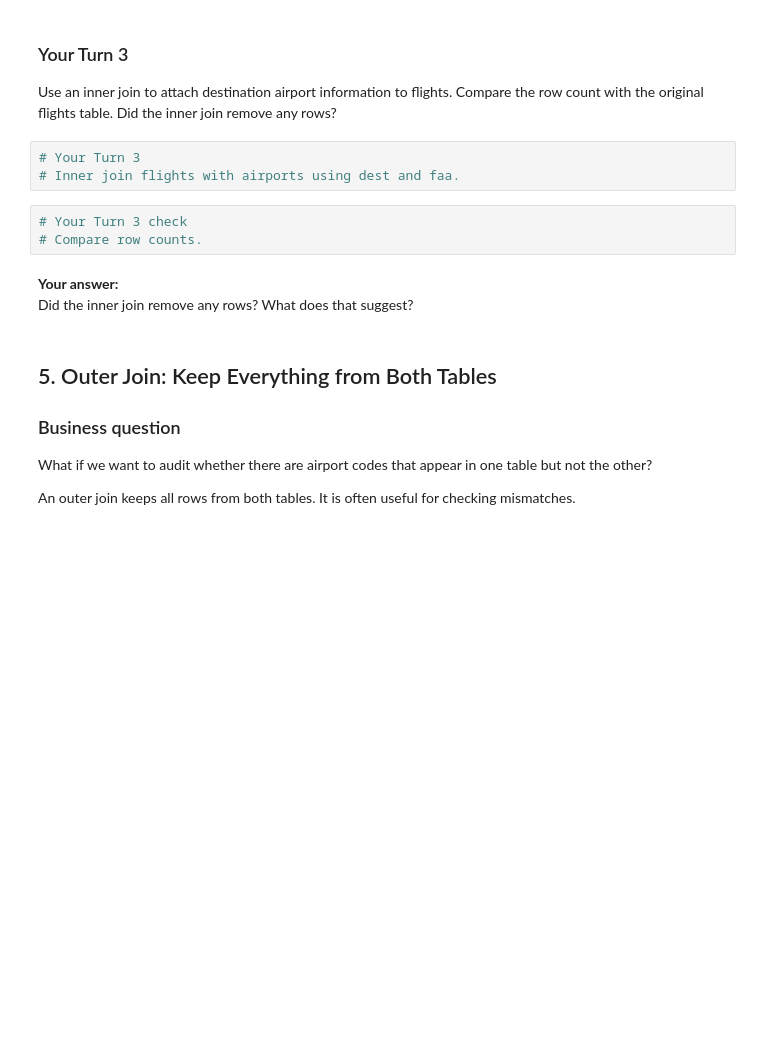
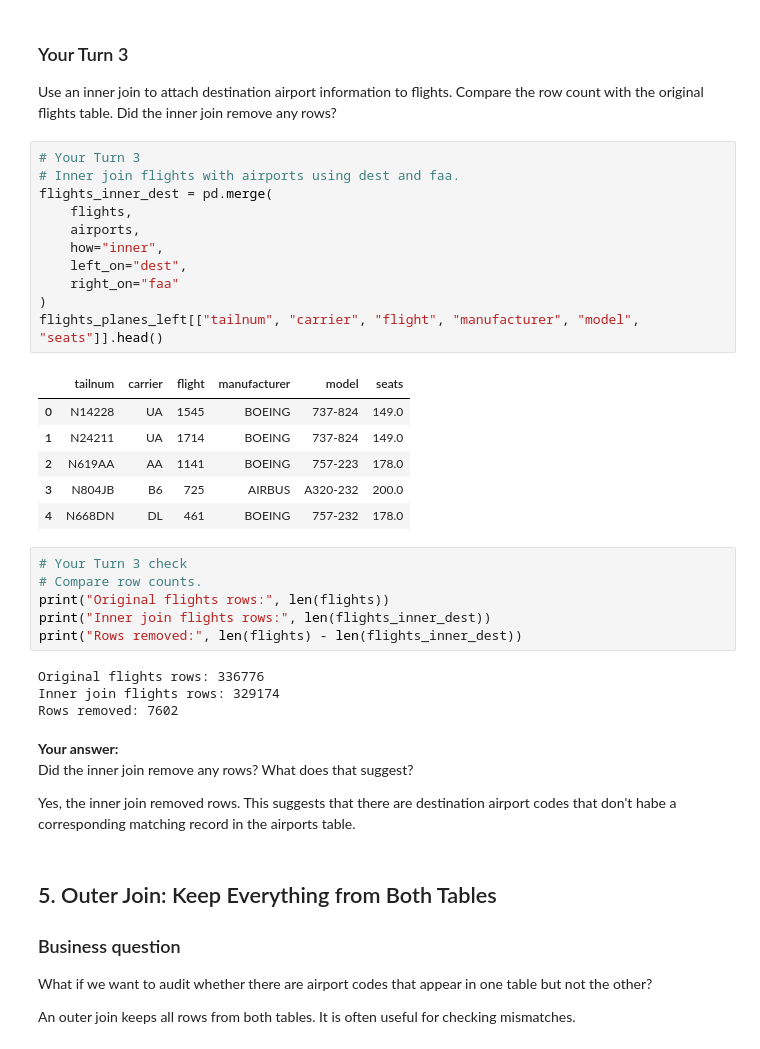
Before and after one commit to destinyu2003-lab/ban6003-week7-8-destiny-ubaha, a Jupyter notebook: notebooks/module8_pandas_integration_guided_lab.ipynb, the cells around one changed output. Drawn from its saved outputs; the diff is of its cells as text; blank space fills up the shorter version.

```diff
--- a/notebooks/module8_pandas_integration_guided_lab.ipynb
+++ b/notebooks/module8_pandas_integration_guided_lab.ipynb
@@ -226,12 +325,36 @@ Use an inner join to attach destination airport information to flights. Compare
 # %%
 # Your Turn 3
 # Inner join flights with airports using dest and faa.
+flights_inner_dest = pd.merge(
+    flights,
+    airports,
+    how="inner",
+    left_on="dest",
+    right_on="faa"
+)
+flights_planes_left[["tailnum", "carrier", "flight", "manufacturer", "model", "seats"]].head()
+# %% [output]
+|  | tailnum | carrier | flight | manufacturer | model | seats |
+| 0 | N14228 | UA | 1545 | BOEING | 737-824 | 149.0 |
+| 1 | N24211 | UA | 1714 | BOEING | 737-824 | 149.0 |
+| 2 | N619AA | AA | 1141 | BOEING | 757-223 | 178.0 |
+| 3 | N804JB | B6 | 725 | AIRBUS | A320-232 | 200.0 |
+| 4 | N668DN | DL | 461 | BOEING | 757-232 | 178.0 |
 # %%
 # Your Turn 3 check
 # Compare row counts.
+print("Original flights rows:", len(flights))
+print("Inner join flights rows:", len(flights_inner_dest))
+print("Rows removed:", len(flights) - len(flights_inner_dest))
+# %% [output]
+Original flights rows: 336776
+Inner join flights rows: 329174
+Rows removed: 7602
 # %% [markdown]
 **Your answer:**
 Did the inner join remove any rows? What does that suggest?
+
+Yes, the inner join removed rows. This suggests that there are destination airport codes that don't habe a corresponding matching record in the airports table.
 # %% [markdown]
 ## 5. Outer Join: Keep Everything from Both Tables
 
```
Also changed, not shown: parts of 49 cells of this notebook, 1 other file.
